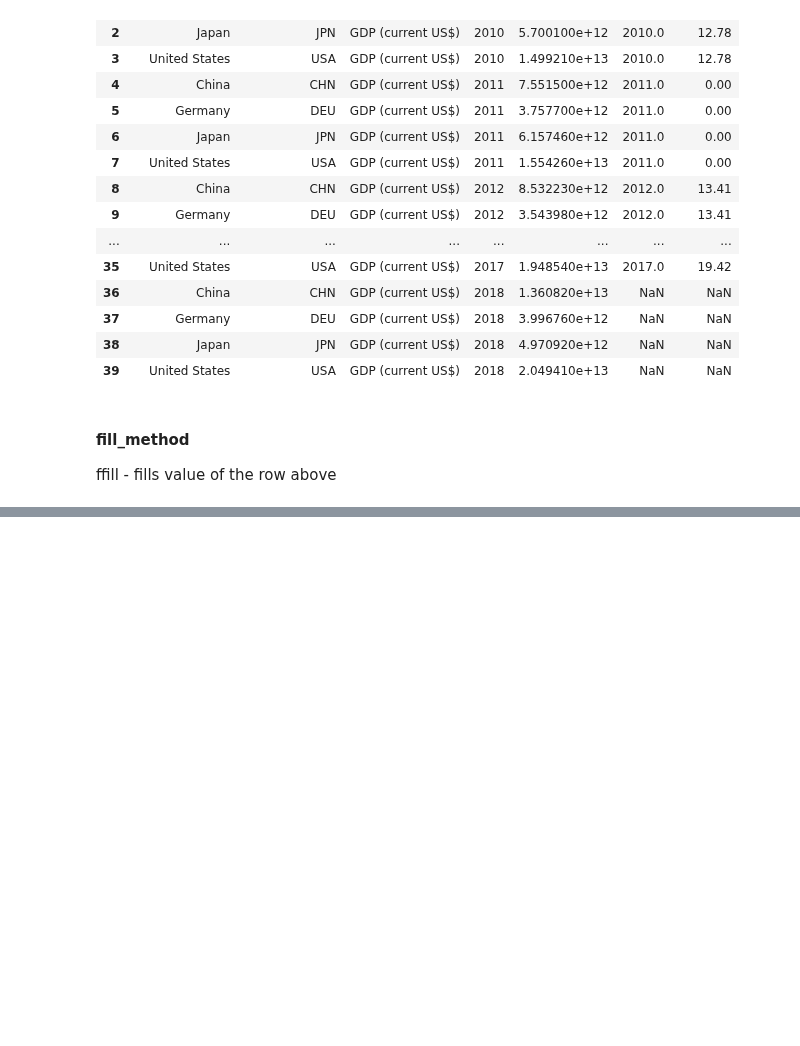
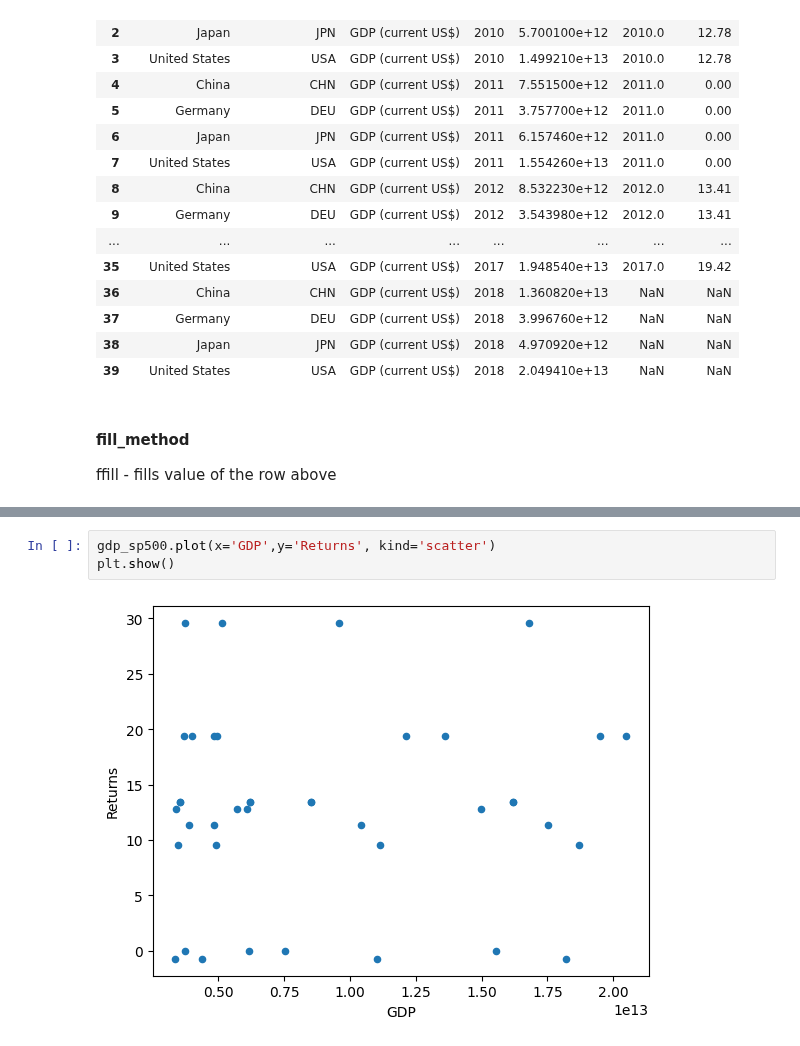
Before and after one commit to SyedaAnoosha/Data-Science-with-Python, a Jupyter notebook: Pandas Python/Joining Data/notebook2.ipynb, the cells around one changed output, grey strips where cells are left out. Drawn from its saved outputs; the diff is of its cells as text; blank space fills up the shorter version.

```diff
--- a/Pandas Python/Joining Data/notebook2.ipynb
+++ b/Pandas Python/Joining Data/notebook2.ipynb
@@ -53,0 +73,5 @@ gdp_sp500
+# %%
+gdp_sp500.plot(x='GDP',y='Returns', kind='scatter')
+plt.show()
+# %% [output]
+[figure, added]
```
Also changed, not shown: parts of 2 cells of this notebook.
